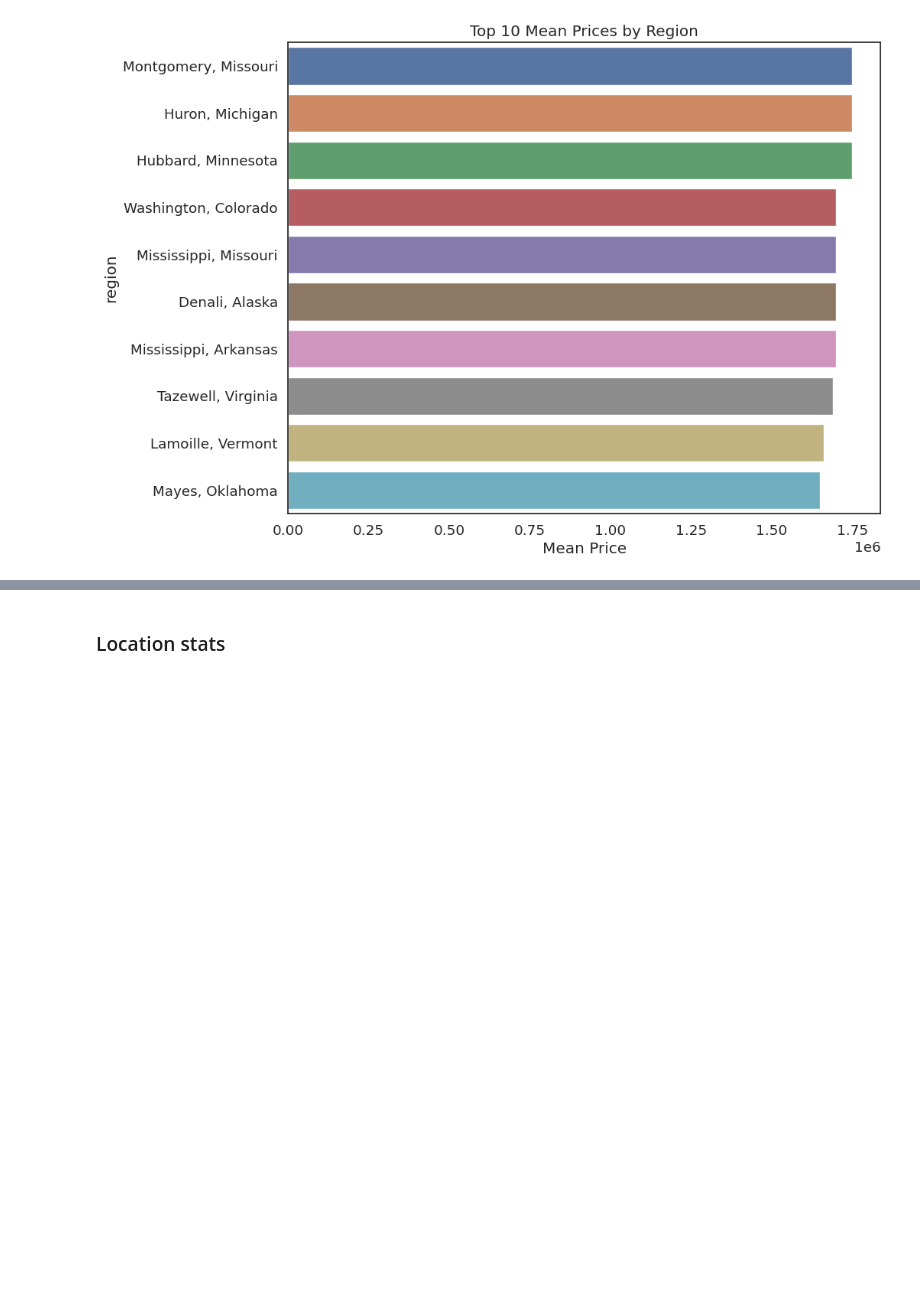
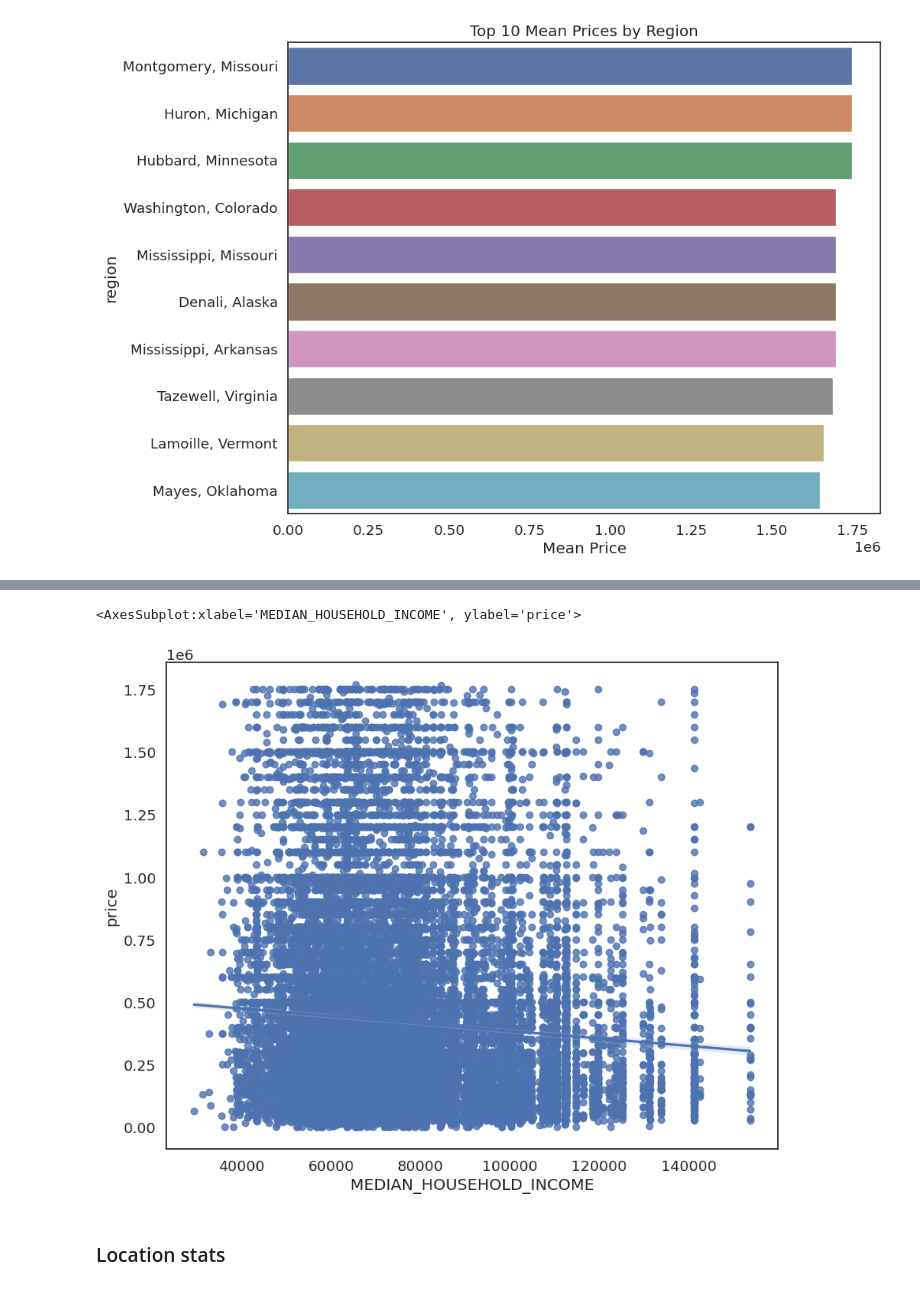
Before and after one commit to j-rig/ml-capstone, a Jupyter notebook: 12.5 Data Wrangling & Exploration 4.ipynb, the cells around one changed output, grey strips where cells are left out. Saved outputs shown, nothing was run; the diff lists cells and outputs as text; code cells hidden in the pictures; blank space fills up the shorter version.

```diff
--- a/12.5 Data Wrangling & Exploration 4.ipynb
+++ b/12.5 Data Wrangling & Exploration 4.ipynb
@@ -81,3 +86,8 @@ plt.show()
+# %%
+sns.regplot(data=df_in, y="price", x="MEDIAN_HOUSEHOLD_INCOME")
+# %% [output]
+<AxesSubplot:xlabel='MEDIAN_HOUSEHOLD_INCOME', ylabel='price'>
+[figure, added]
 # %% [markdown]
 ### Location stats
 # %%
```
Also changed, not shown: parts of 3 cells of this notebook, 5 other files.
